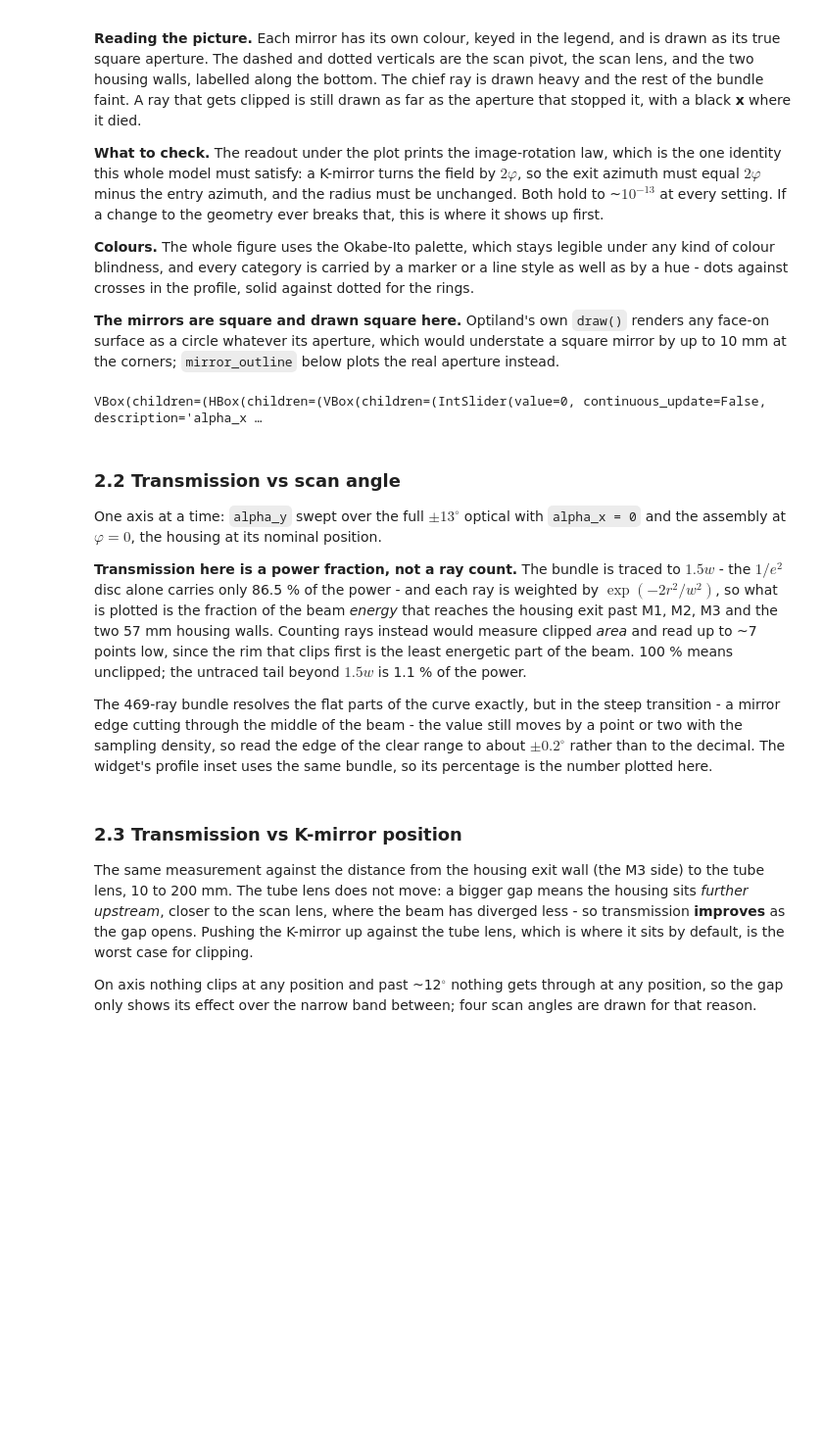
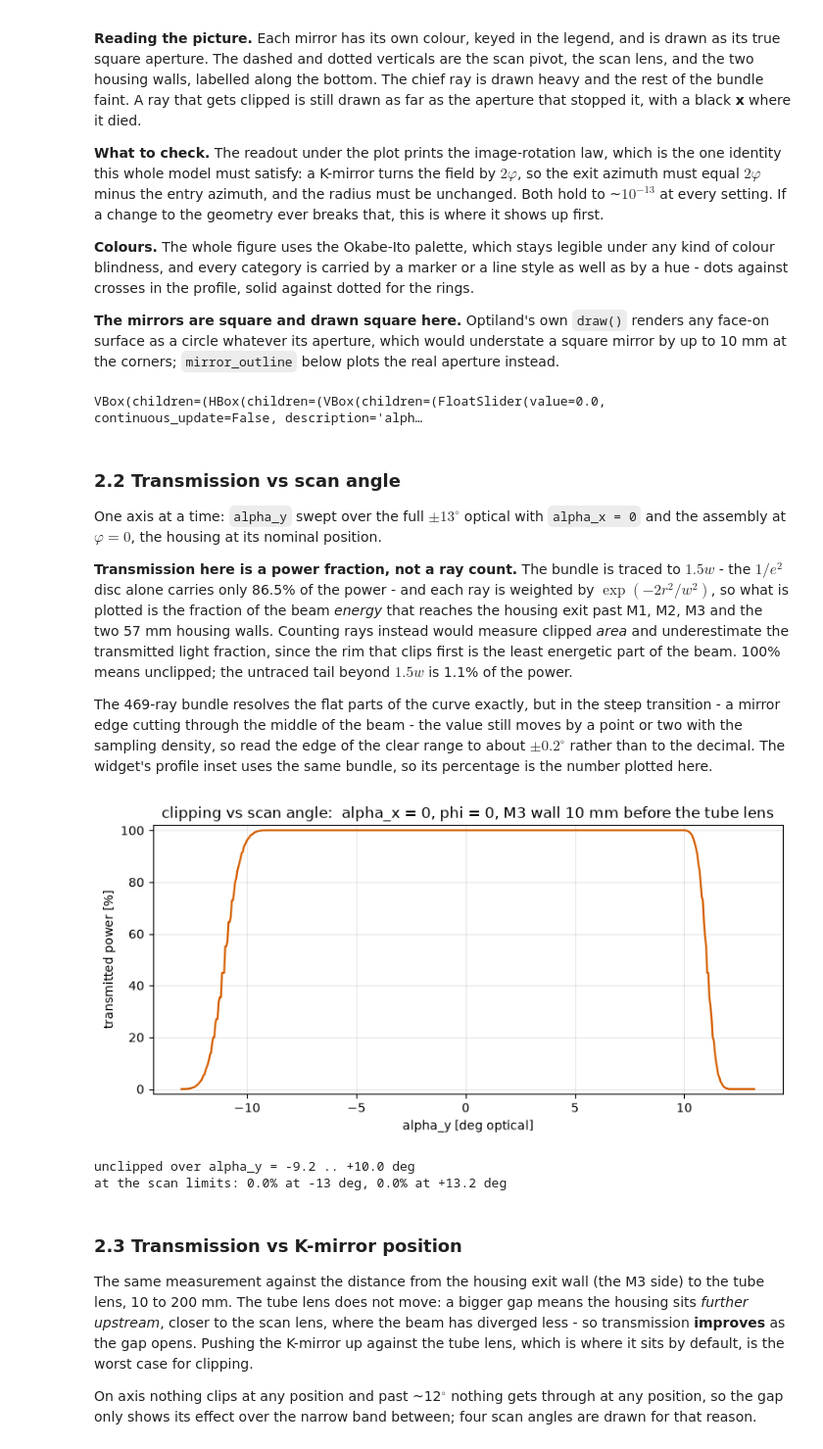
Before and after one commit to HelmchenLabSoftware/K-mirror, a Jupyter notebook: Optics simulations/K-mirror-between-scan-and-tube-lens.ipynb, the cells around one changed output. Shown at 98% size. Drawn from its saved outputs; the diff is of its cells as text; code cells hidden in the pictures; blank space fills up the shorter version.

Commit message:
Optimize plotting granularity

```diff
--- a/Optics simulations/K-mirror-between-scan-and-tube-lens.ipynb
+++ b/Optics simulations/K-mirror-between-scan-and-tube-lens.ipynb
@@ -595,7 +595,7 @@ import io
 import time
 
 from IPython.display import display
-from ipywidgets import Button, Dropdown, HBox, HTML, Image, IntSlider, VBox
+from ipywidgets import Button, Dropdown, HBox, HTML, Image, IntSlider, VBox, FloatSlider
 
 PATH_IDX = [1, 2, 3, 4, 5, 6, 7, 8]   # surfaces a ray node is recorded on
 NODES = ["pivot", "scan lens", "box in", "M1", "M2", "M3", "box out",
@@ -989,8 +989,8 @@ def render_probe(ax_deg, ay_deg, phi, projection, gap):
     _AXP.set_aspect("equal")
     _AXP.tick_params(labelsize=8)
     _AXP.set_title(f"beam profile at the objective pupil [mm]\n"
-                   f"{100 * pw:.1f} % of the power arrives, "
-                   f"{100 * D_TUBE_BEAM / D_BACK:.0f} % fill", fontsize=9)
+                   f"{100 * pw:.1f}% of the power arrives, "
+                   f"{100 * D_TUBE_BEAM / D_BACK:.0f}% fill", fontsize=9)
     _AXP.legend(fontsize=8.5, loc="upper left", bbox_to_anchor=(1.04, 1.0),
                 frameon=False, numpoints=1, handlelength=1.4, borderaxespad=0,
                 labelspacing=0.45)
@@ -1020,10 +1020,10 @@ def render_probe(ax_deg, ay_deg, phi, projection, gap):
                              np.tan(np.radians(ay_deg)))
     xo, yo = P[0, N_EXIT, 0], P[0, N_EXIT, 1]
     az_out, r_out = np.degrees(np.arctan2(yo, xo)), np.hypot(xo, yo)
-    pred = (2 * phi - az_in + 180) % 360 - 180
-    d_az = abs((az_out - pred + 180) % 360 - 180)
+    pred = (2 * phi - az_in + 180)% 360 - 180
+    d_az = abs((az_out - pred + 180)% 360 - 180)
 
-    rows = [f"transmitted power {100 * pw:5.1f} %   ({int(out.sum())} of "
+    rows = [f"transmitted power {100 * pw:5.1f}%   ({int(out.sum())} of "
             f"{len(_kill)} profile rays out to 1.5w get through; the bundle drawn "
             f"above is the {P.shape[0]}-ray 1/e2 disc)",
             f"housing entrance z = {bf:g} mm, exit z = {back:g} mm, then "
@@ -1070,9 +1070,9 @@ def render_probe(ax_deg, ay_deg, phi, projection, gap):
 
 
 # --- controls -------------------------------------------------------------
-_ax_w = IntSlider(value=0, min=-SCAN_MAX, max=SCAN_MAX, step=1,
+_ax_w = FloatSlider(value=0, min=-SCAN_MAX, max=SCAN_MAX, step=0.5,
                   description="alpha_x [deg]", continuous_update=False)
-_ay_w = IntSlider(value=0, min=-SCAN_MAX, max=SCAN_MAX, step=1,
+_ay_w = FloatSlider(value=0, min=-SCAN_MAX, max=SCAN_MAX, step=0.5,
                   description="alpha_y [deg]", continuous_update=False)
 _th = IntSlider(value=0, min=0, max=360, step=5,
                 description="phi [deg]", continuous_update=False)
@@ -1107,10 +1107,10 @@ _update()
 # the slider is put back either way.
 SWEEP_PAUSE = 0.05          # s between frames
 
-
-def _triangle(a):
-    """-a up to +a and back, in 1 deg steps, turning points not repeated."""
-    up = list(range(-a, a + 1))
+def _triangle(a, step=0.5):
+    """-a up to +a and back, in `step`-size steps, turning points not repeated."""
+    n = round(2 * a / step)                     # number of steps to cover [-a, a]
+    up = [-a + i * step for i in range(n + 1)]
     return up + up[-2:0:-1]
 
 
@@ -1169,7 +1169,7 @@ display(VBox([HBox([VBox([_ax_w, _ay_w, _sw_ax, _sw_ay]),
                     VBox([_gap, _sw_gap])]),
               _img, _txt]))
 # %% [output]
-VBox(children=(HBox(children=(VBox(children=(IntSlider(value=0, continuous_update=False, description='alpha_x …
+VBox(children=(HBox(children=(VBox(children=(FloatSlider(value=0.0, continuous_update=False, description='alph…
 # %% [markdown]
 ### 2.2 Transmission vs scan angle
 
@@ -1178,12 +1178,11 @@ One axis at a time: `alpha_y` swept over the full $\pm 13^\circ$ optical with
 position.
 
 **Transmission here is a power fraction, not a ray count.** The bundle is traced
-to $1.5w$ - the $1/e^2$ disc alone carries only 86.5 % of the power - and each ray
+to $1.5w$ - the $1/e^2$ disc alone carries only 86.5% of the power - and each ray
 is weighted by $\exp(-2r^2/w^2)$, so what is plotted is the fraction of the beam
 *energy* that reaches the housing exit past M1, M2, M3 and the two 57 mm housing
-walls. Counting rays instead would measure clipped *area* and read up to ~7 points
-low, since the rim that clips first is the least energetic part of the beam. 100 %
-means unclipped; the untraced tail beyond $1.5w$ is 1.1 % of the power.
+walls. Counting rays instead would measure clipped *area* and underestimate the transmitted light fraction, since the rim that clips first is the least energetic part of the beam. 100%
+means unclipped; the untraced tail beyond $1.5w$ is 1.1% of the power.
 
 The 469-ray bundle resolves the flat parts of the curve exactly, but in the steep
 transition - a mirror edge cutting through the middle of the beam - the value still moves
@@ -1193,25 +1192,29 @@ bundle, so its percentage is the number plotted here.
 # %%
 # alpha_y sweep at the nominal housing position, every 0.5 deg. 469 rays per
 # point (n = 12 hexapolar rings) out to 1.5w, weighted by power.
-AY = np.arange(-SCAN_MAX, SCAN_MAX + 0.25, 0.5)
+AY = np.arange(-SCAN_MAX, SCAN_MAX + 0.25, 0.05)
 T_AY = np.array([100 * transmission(0.0, 0.0, ay) for ay in AY])
 
 fig, ax = plt.subplots(figsize=(8, 4))
 ax.plot(AY, T_AY, "-", color="#D55E00", lw=1.6)
 ax.set_xlabel("alpha_y [deg optical]")
 ax.set_ylabel("transmitted power [%]")
 ax.set_title(f"clipping vs scan angle:  alpha_x = 0, phi = 0, "
              f"M3 wall {GAP_TUBE:g} mm before the tube lens")
 ax.set_ylim(-2, 102)
 ax.grid(alpha=0.3)
 fig.tight_layout()
 plt.show()
 
 _clear = AY[T_AY > 99.999]
 print(f"unclipped over alpha_y = {_clear.min():+.1f} .. {_clear.max():+.1f} deg"
       if len(_clear) else "no scan angle passes unclipped")
-print(f"at the scan limits: {T_AY[0]:.1f} % at {AY[0]:+g} deg, "
-      f"{T_AY[-1]:.1f} % at {AY[-1]:+g} deg")
+print(f"at the scan limits: {T_AY[0]:.1f}% at {AY[0]:+g} deg, "
+      f"{T_AY[-1]:.1f}% at {AY[-1]:+g} deg")
+# %% [output]
+[figure, added]
+unclipped over alpha_y = -9.2 .. +10.0 deg
+at the scan limits: 0.0% at -13 deg, 0.0% at +13.2 deg
 # %% [markdown]
 ### 2.3 Transmission vs K-mirror position
 
```
Also changed, not shown: parts of 2 cells of this notebook.
